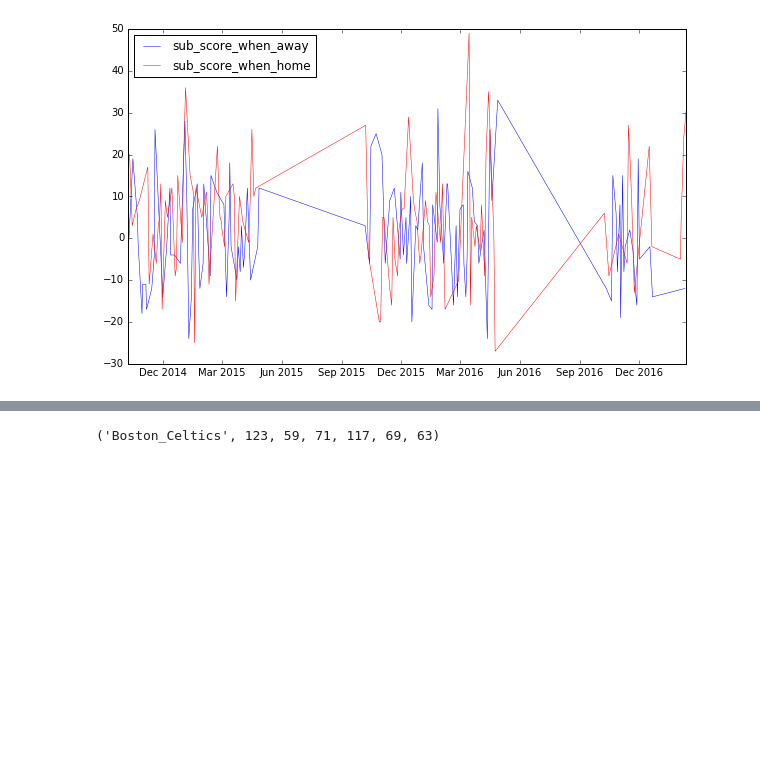
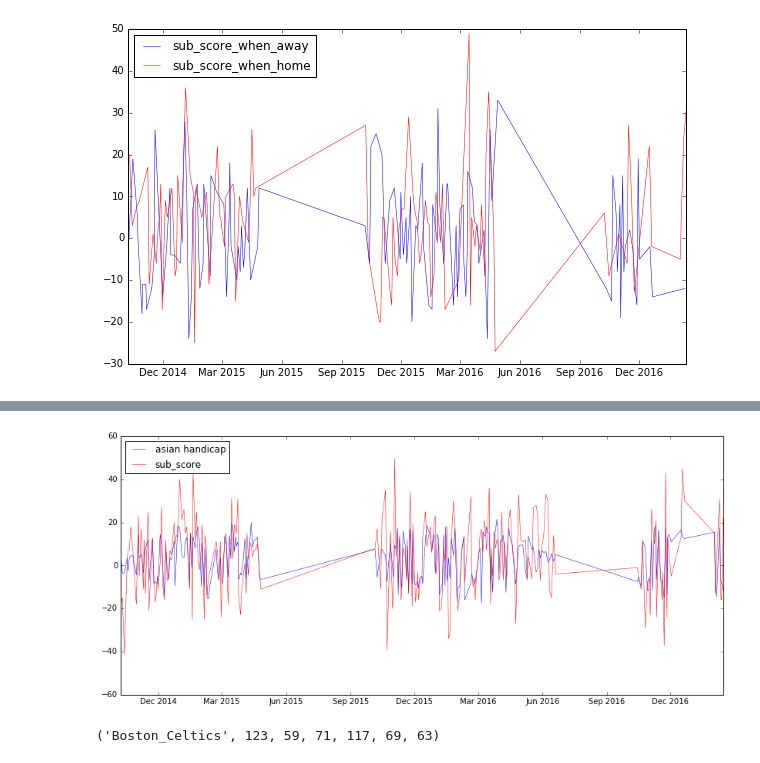
Before and after one commit to ccuulinay/playing_nba, a Jupyter notebook: nba_odds_analysis/ah_odds_analysis.ipynb, the cells around one changed output, grey strips where cells are left out. Cells and saved outputs as stored; diff of their text form; code cells hidden in the pictures; blank space fills up the shorter version.

```diff
--- a/nba_odds_analysis/ah_odds_analysis.ipynb
+++ b/nba_odds_analysis/ah_odds_analysis.ipynb
@@ -195,3 +213,7 @@ plot_sub_score_per_game_by_team(ah_df, " Houston Rockets")
+# %%
+plot_sub_score_per_team(ah_df, "Golden_State_Warriors")
+# %% [output]
+[figure, added]
 # %%
 ah_df['home_win_with_ah'] = np.where(ah_df['sub_score'] + ah_df['ah_1'] >= 0, 1, 0)
 #ah_df['home_win_with_ah'] = ah_df['home_win']
```
Also changed, not shown: parts of 2 cells of this notebook, 1 other file.
